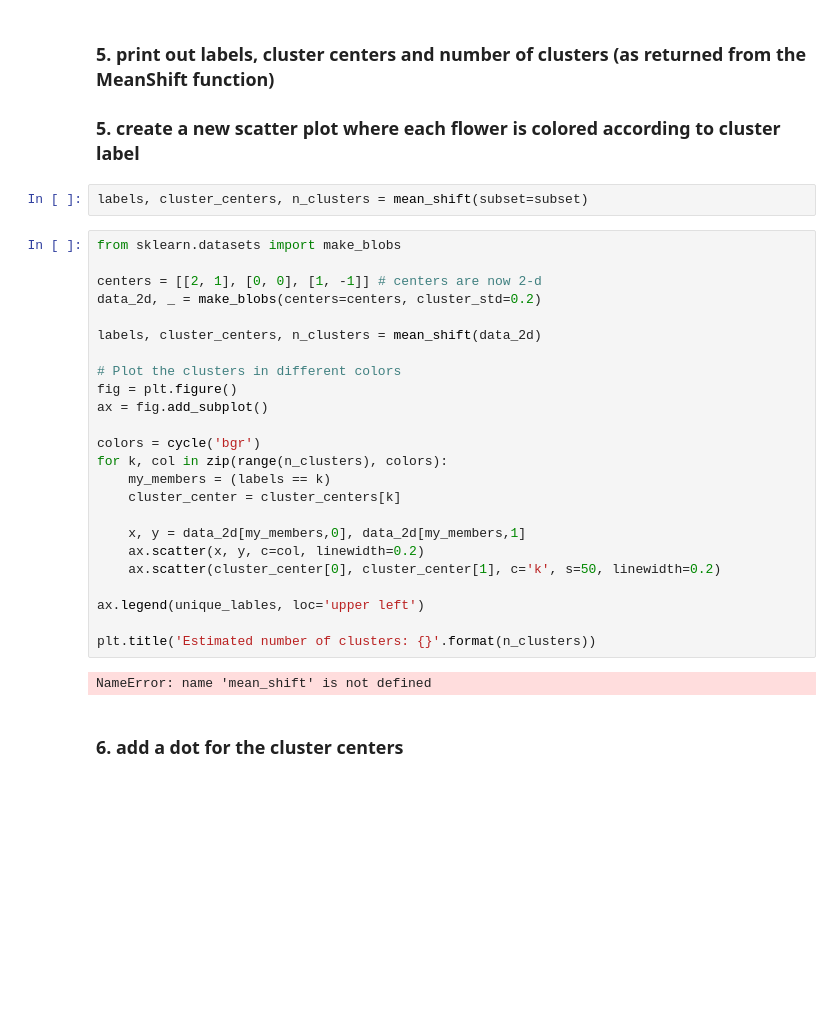
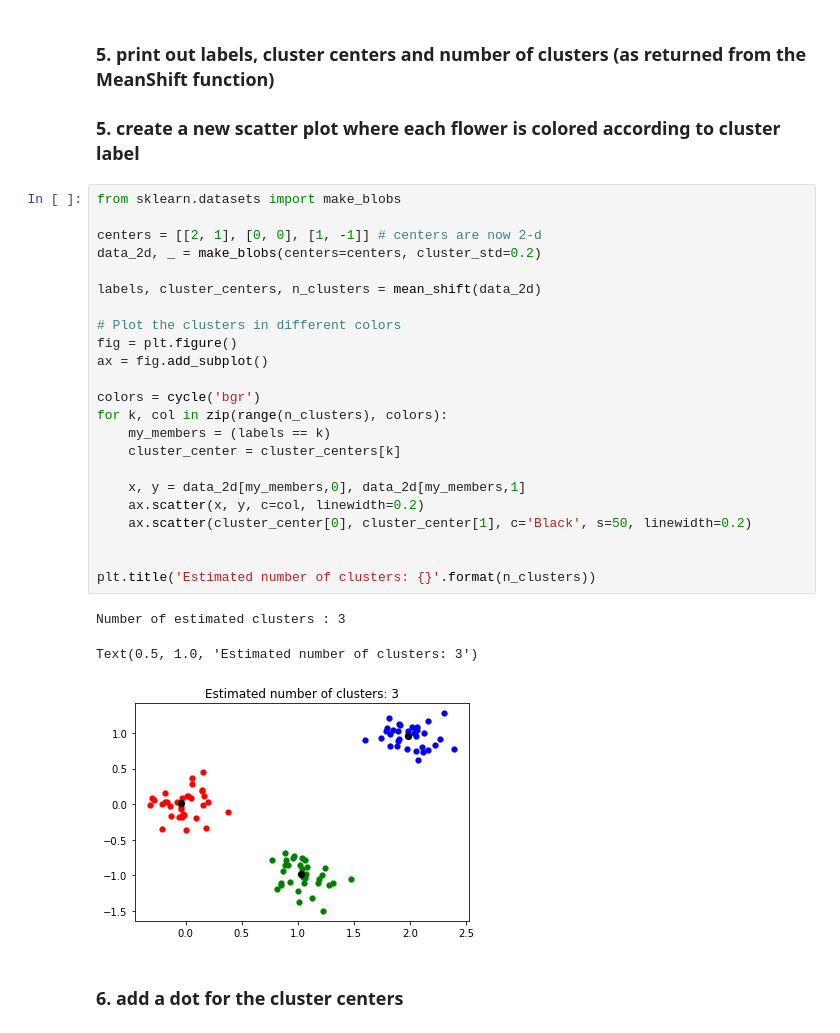
Before and after one commit to Peter-Rambeck/python_week_handin, a Jupyter notebook: Week_9.ipynb, the cells around one changed output. Cells and saved outputs as stored; diff of their text form; blank space fills up the shorter version.

```diff
--- a/Week_9.ipynb
+++ b/Week_9.ipynb
@@ -78,34 +86,33 @@ def mean_shift(subset):
 # %% [markdown]
 ### 5. print out labels, cluster centers and number of clusters (as returned from the MeanShift function)
 ### 5. create a new scatter plot where each flower is colored according to cluster label
-# %%
-labels, cluster_centers, n_clusters = mean_shift(subset=subset)
 # %%
 from sklearn.datasets import make_blobs
 
 centers = [[2, 1], [0, 0], [1, -1]] # centers are now 2-d
 data_2d, _ = make_blobs(centers=centers, cluster_std=0.2)
 
 labels, cluster_centers, n_clusters = mean_shift(data_2d)
 
 # Plot the clusters in different colors
 fig = plt.figure()
 ax = fig.add_subplot()
 
 colors = cycle('bgr')
 for k, col in zip(range(n_clusters), colors):
     my_members = (labels == k)
     cluster_center = cluster_centers[k]
 
     x, y = data_2d[my_members,0], data_2d[my_members,1]
     ax.scatter(x, y, c=col, linewidth=0.2)
-    ax.scatter(cluster_center[0], cluster_center[1], c='k', s=50, linewidth=0.2)
+    ax.scatter(cluster_center[0], cluster_center[1], c='Black', s=50, linewidth=0.2)
 
-ax.legend(unique_lables, loc='upper left')
 
 plt.title('Estimated number of clusters: {}'.format(n_clusters))
 # %% [output]
-NameError: name 'mean_shift' is not defined
+Number of estimated clusters : 3
+Text(0.5, 1.0, 'Estimated number of clusters: 3')
+[figure, added]
 # %% [markdown]
 ### 6. add a dot for the cluster centers
 # %% [markdown]
```
Also changed, not shown: parts of 8 cells of this notebook.
